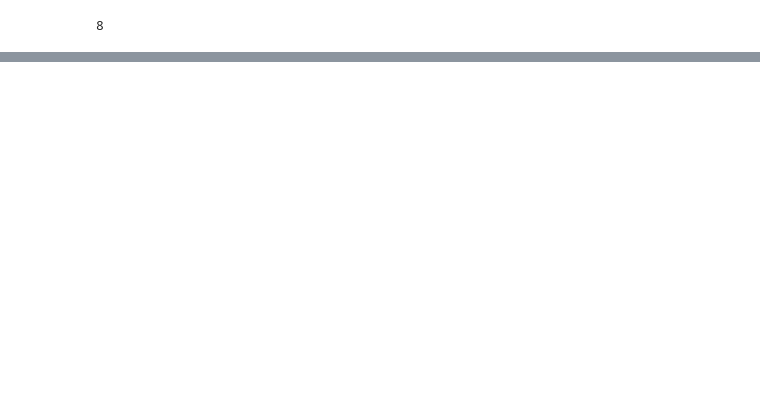
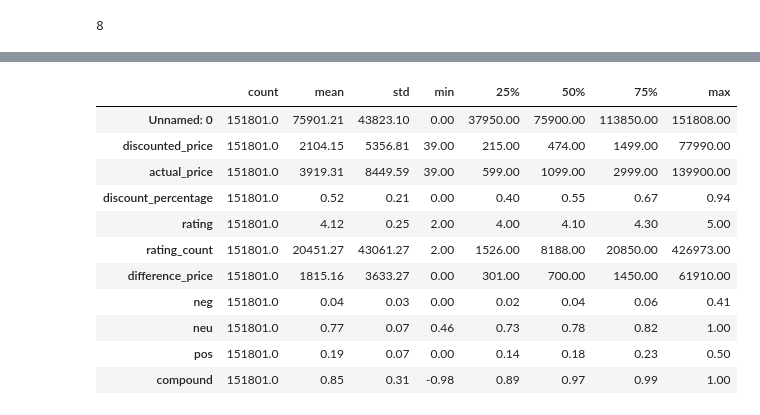
Before and after one commit to bimal-bp/MLops-Recommendation-Project, a Jupyter notebook: notebook.ipynb, the cells around one changed output, grey strips where cells are left out. Saved outputs shown, nothing was run; the diff lists cells and outputs as text; code cells hidden in the pictures; blank space fills up the shorter version.

```diff
--- a/notebook.ipynb
+++ b/notebook.ipynb
@@ -22,0 +63,15 @@ df2.isnull().sum().sum()
+# %%
+round(df.describe(),2).T
+# %% [output]
+|  | count | mean | std | min | 25% | 50% | 75% | max |
+| Unnamed: 0 | 151801.0 | 75901.21 | 43823.10 | 0.00 | 37950.00 | 75900.00 | 113850.00 | 151808.00 |
+| discounted_price | 151801.0 | 2104.15 | 5356.81 | 39.00 | 215.00 | 474.00 | 1499.00 | 77990.00 |
+| actual_price | 151801.0 | 3919.31 | 8449.59 | 39.00 | 599.00 | 1099.00 | 2999.00 | 139900.00 |
+| discount_percentage | 151801.0 | 0.52 | 0.21 | 0.00 | 0.40 | 0.55 | 0.67 | 0.94 |
+| rating | 151801.0 | 4.12 | 0.25 | 2.00 | 4.00 | 4.10 | 4.30 | 5.00 |
+| rating_count | 151801.0 | 20451.27 | 43061.27 | 2.00 | 1526.00 | 8188.00 | 20850.00 | 426973.00 |
+| difference_price | 151801.0 | 1815.16 | 3633.27 | 0.00 | 301.00 | 700.00 | 1450.00 | 61910.00 |
+| neg | 151801.0 | 0.04 | 0.03 | 0.00 | 0.02 | 0.04 | 0.06 | 0.41 |
+| neu | 151801.0 | 0.77 | 0.07 | 0.46 | 0.73 | 0.78 | 0.82 | 1.00 |
+| pos | 151801.0 | 0.19 | 0.07 | 0.00 | 0.14 | 0.18 | 0.23 | 0.50 |
+| compound | 151801.0 | 0.85 | 0.31 | -0.98 | 0.89 | 0.97 | 0.99 | 1.00 |
```
Also changed, not shown: parts of 19 cells of this notebook.
